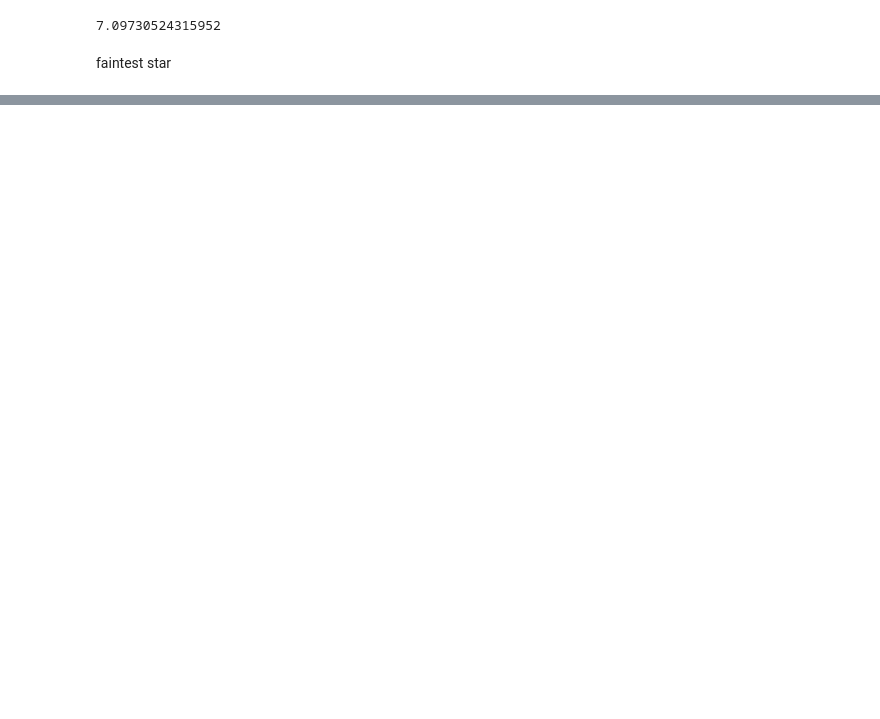
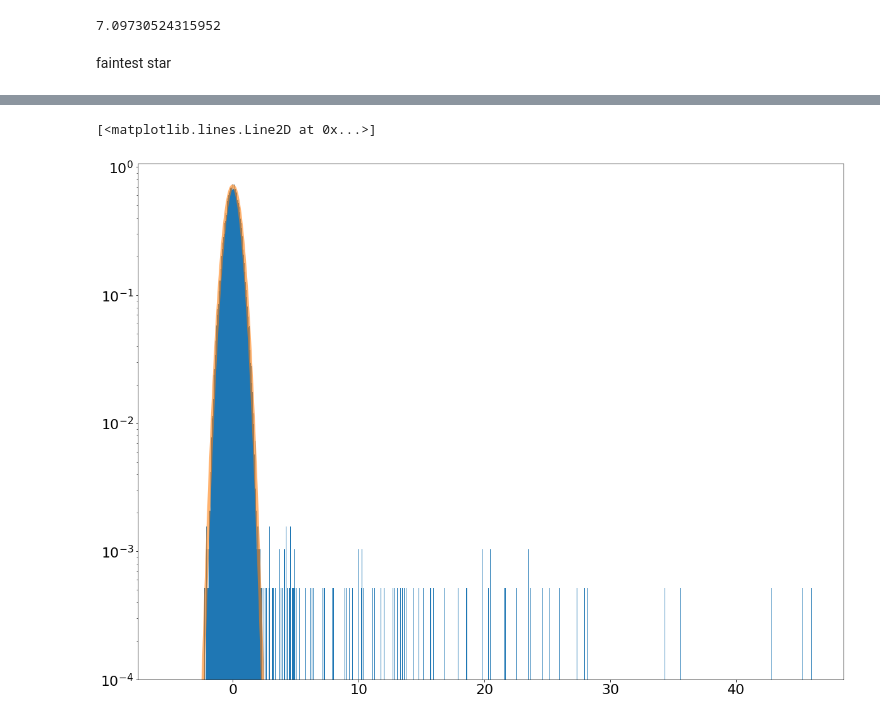
Before and after one commit to noahkim4648/Phys-434-Portfolio, a Jupyter notebook: Lab4.ipynb, the cells around one changed output, grey strips where cells are left out. Cells and saved outputs as stored; diff of their text form; code cells hidden in the pictures; blank space fills up the shorter version.

```diff
--- a/Lab4.ipynb
+++ b/Lab4.ipynb
@@ -117,0 +156,15 @@ faintest star
+# %%
+x = imagestack[:,:,0].flatten()
+plt.yscale('log')
+plt.hist(x, bins=1000, density = True);
+y = x[x < 2]
+mean = np.mean(y)
+std = np.std(y)
+x = np.linspace(-5,5,1000)
+dist = stats.norm(mean, std)
+pdf = dist.pdf(x)
+plt.ylim(1e-4, None)
+plt.plot(x, pdf, linewidth = 5, alpha = 0.6)
+# %% [output]
+[<matplotlib.lines.Line2D at 0x...>]
+[figure, added]
```
Also changed, not shown: parts of 27 cells of this notebook.
